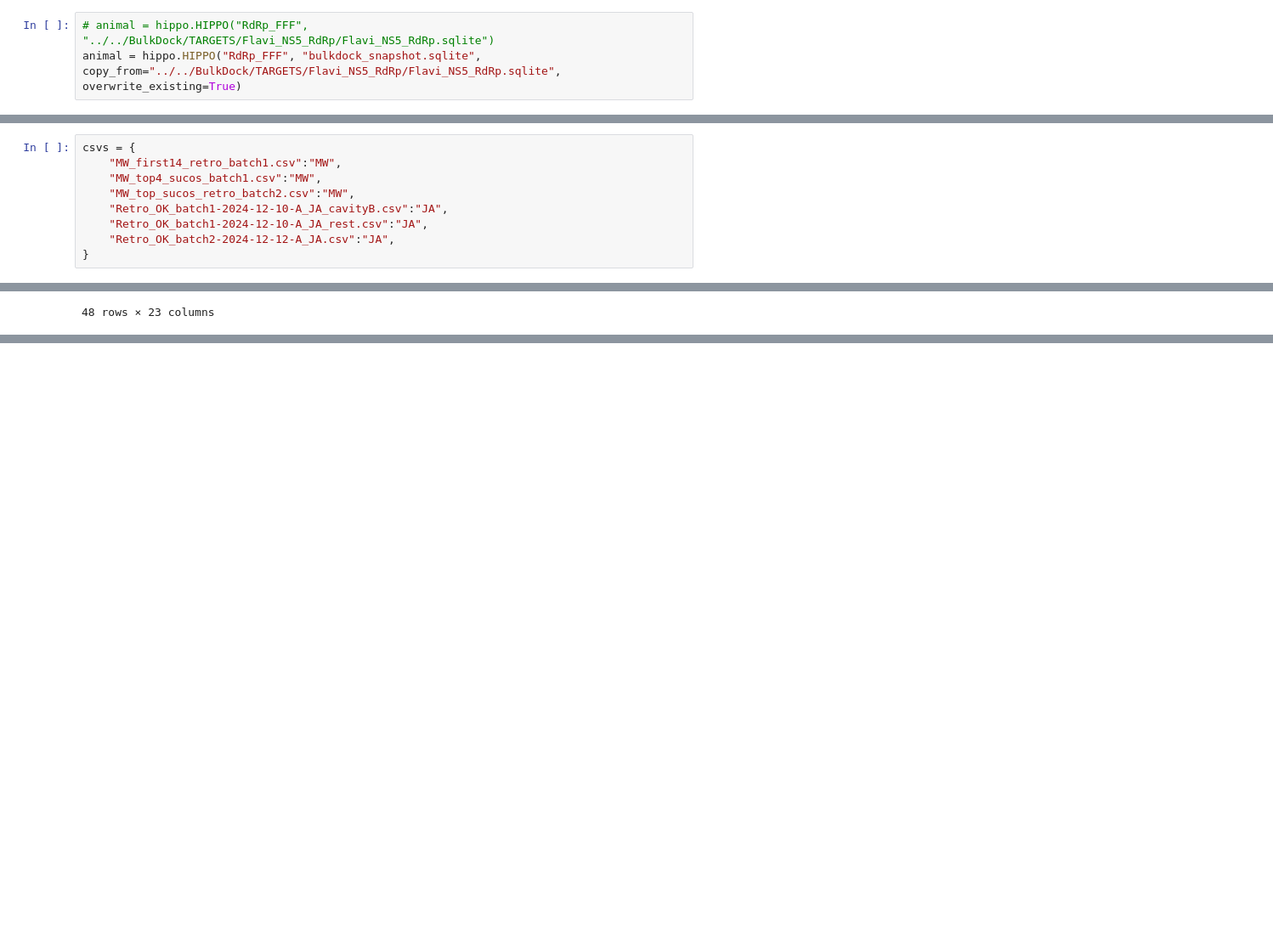
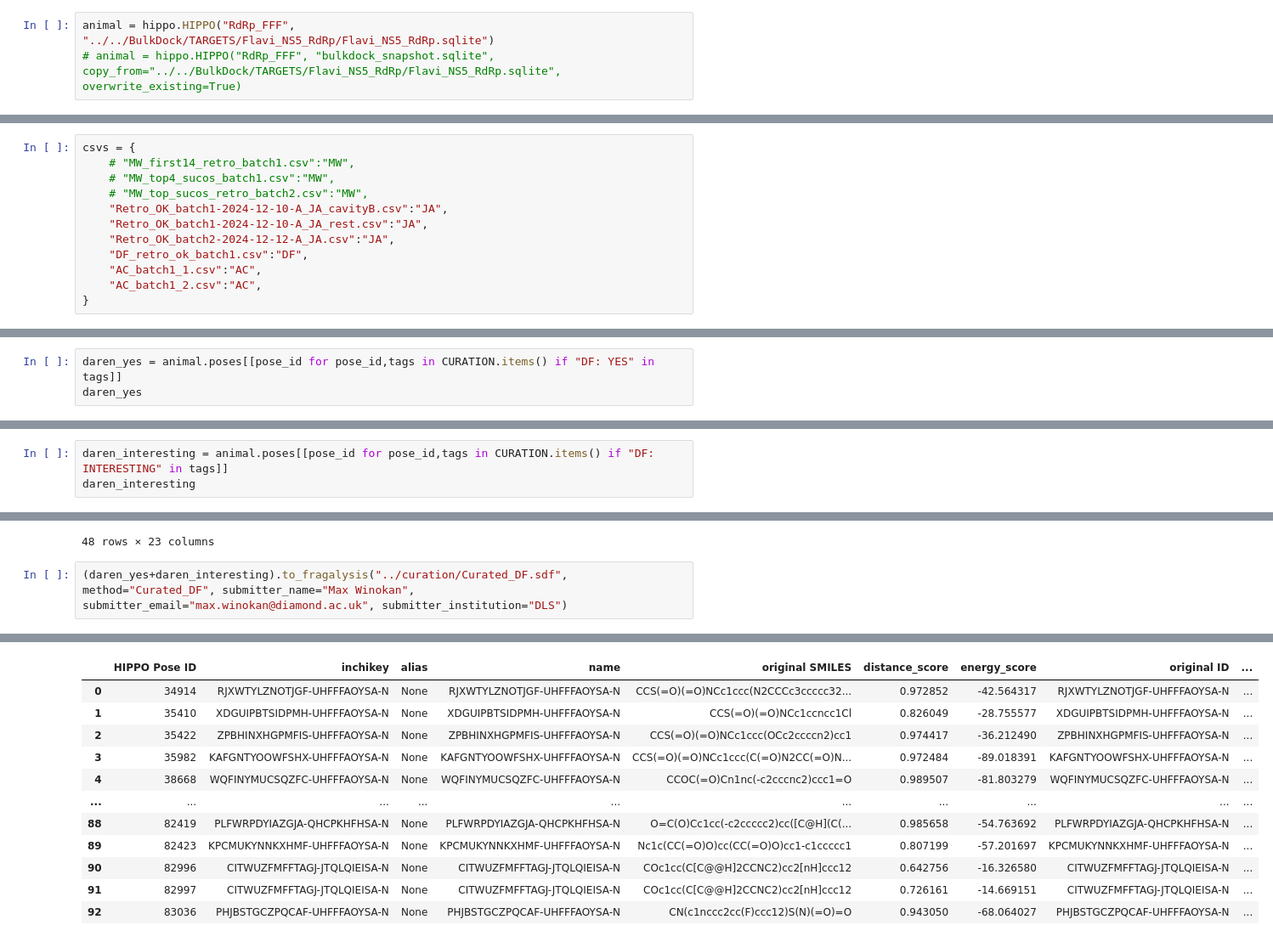
Before and after one commit to mwinokan/RdRp_FFF, a Jupyter notebook: hippo/curation.ipynb, the cells around one changed output, grey strips where cells are left out. Shown at 85% size. Drawn from its saved outputs; the diff is of its cells as text; blank space fills up the shorter version.

```diff
--- a/hippo/curation.ipynb
+++ b/hippo/curation.ipynb
@@ -9,8 +9,8 @@ import mrich
 # %% [markdown]
 ## Get BulkDock DB
 # %%
-# animal = hippo.HIPPO("RdRp_FFF", "../../BulkDock/TARGETS/Flavi_NS5_RdRp/Flavi_NS5_RdRp.sqlite")
-animal = hippo.HIPPO("RdRp_FFF", "bulkdock_snapshot.sqlite", copy_from="../../BulkDock/TARGETS/Flavi_NS5_RdRp/Flavi_NS5_RdRp.sqlite", overwrite_existing=True)
+animal = hippo.HIPPO("RdRp_FFF", "../../BulkDock/TARGETS/Flavi_NS5_RdRp/Flavi_NS5_RdRp.sqlite")
+# animal = hippo.HIPPO("RdRp_FFF", "bulkdock_snapshot.sqlite", copy_from="../../BulkDock/TARGETS/Flavi_NS5_RdRp/Flavi_NS5_RdRp.sqlite", overwrite_existing=True)
 # %% [output]
  Creating HIPPO animal
 name = RdRp_FFF
@@ -30,11 +26,14 @@ DEBUG: Copied 70000 of 268804 pages...
 # %%
 csvs = {
-    "MW_first14_retro_batch1.csv":"MW",
-    "MW_top4_sucos_batch1.csv":"MW",
-    "MW_top_sucos_retro_batch2.csv":"MW",
+    # "MW_first14_retro_batch1.csv":"MW",
+    # "MW_top4_sucos_batch1.csv":"MW",
+    # "MW_top_sucos_retro_batch2.csv":"MW",
     "Retro_OK_batch1-2024-12-10-A_JA_cavityB.csv":"JA",
     "Retro_OK_batch1-2024-12-10-A_JA_rest.csv":"JA",
     "Retro_OK_batch2-2024-12-12-A_JA.csv":"JA",
+    "DF_retro_ok_batch1.csv":"DF",
+    "AC_batch1_1.csv":"AC",
+    "AC_batch1_2.csv":"AC",
 }
 # %%
 CURATION = {}
@@ -121,0 +129,3 @@ jasmin_yes
+# %%
+daren_yes = animal.poses[[pose_id for pose_id,tags in CURATION.items() if "DF: YES" in tags]]
+daren_yes
@@ -121,0 +134,3 @@ jasmin_yes
+# %%
+daren_interesting = animal.poses[[pose_id for pose_id,tags in CURATION.items() if "DF: INTERESTING" in tags]]
+daren_interesting
@@ -146,3 +204,6 @@ DEBUG: 48 remaining after skipping null inspirations
 | 46 | 134826 | SHENAZADMNUPGS-VIFPVBQESA-N | None | SHENAZADMNUPGS-VIFPVBQESA-N | C[C@H](O)CNC(=O)Nc1cccc2cccnc12 | 0.949588 | -22.097794 | SHENAZADMNUPGS-VIFPVBQESA-N | ... |
 | 47 | 155833 | DEGPAYOEPZCOBR-UHFFFAOYSA-N | None | DEGPAYOEPZCOBR-UHFFFAOYSA-N | Cc1cnccc1NC(=O)Cc1coc2ccccc12 | 0.887184 | -54.996595 | DEGPAYOEPZCOBR-UHFFFAOYSA-N | ... |
 48 rows × 23 columns
+# %%
+(daren_yes+daren_interesting).to_fragalysis("../curation/Curated_DF.sdf", method="Curated_DF", submitter_name="Max Winokan", submitter_email="max.winokan@diamond.ac.uk", submitter_institution="DLS")
+# %% [output]
@@ -148,0 +218,12 @@ DEBUG: 48 remaining after skipping null inspirations
+|  | HIPPO Pose ID | inchikey | alias | name | original SMILES | distance_score | energy_score | original ID | ... |
+| 0 | 34914 | RJXWTYLZNOTJGF-UHFFFAOYSA-N | None | RJXWTYLZNOTJGF-UHFFFAOYSA-N | CCS(=O)(=O)NCc1ccc(N2CCCc3ccccc32... | 0.972852 | -42.564317 | RJXWTYLZNOTJGF-UHFFFAOYSA-N | ... |
+| 1 | 35410 | XDGUIPBTSIDPMH-UHFFFAOYSA-N | None | XDGUIPBTSIDPMH-UHFFFAOYSA-N | CCS(=O)(=O)NCc1ccncc1Cl | 0.826049 | -28.755577 | XDGUIPBTSIDPMH-UHFFFAOYSA-N | ... |
+| 2 | 35422 | ZPBHINXHGPMFIS-UHFFFAOYSA-N | None | ZPBHINXHGPMFIS-UHFFFAOYSA-N | CCS(=O)(=O)NCc1ccc(OCc2ccccn2)cc1 | 0.974417 | -36.212490 | ZPBHINXHGPMFIS-UHFFFAOYSA-N | ... |
+| 3 | 35982 | KAFGNTYOOWFSHX-UHFFFAOYSA-N | None | KAFGNTYOOWFSHX-UHFFFAOYSA-N | CCS(=O)(=O)NCc1ccc(C(=O)N2CC(=O)N... | 0.972484 | -89.018391 | KAFGNTYOOWFSHX-UHFFFAOYSA-N | ... |
+| 4 | 38668 | WQFINYMUCSQZFC-UHFFFAOYSA-N | None | WQFINYMUCSQZFC-UHFFFAOYSA-N | CCOC(=O)Cn1nc(-c2cccnc2)ccc1=O | 0.989507 | -81.803279 | WQFINYMUCSQZFC-UHFFFAOYSA-N | ... |
+| ... | ... | ... | ... | ... | ... | ... | ... | ... | ... |
+| 88 | 82419 | PLFWRPDYIAZGJA-QHCPKHFHSA-N | None | PLFWRPDYIAZGJA-QHCPKHFHSA-N | O=C(O)Cc1cc(-c2ccccc2)cc([C@H](C(... | 0.985658 | -54.763692 | PLFWRPDYIAZGJA-QHCPKHFHSA-N | ... |
+| 89 | 82423 | KPCMUKYNNKXHMF-UHFFFAOYSA-N | None | KPCMUKYNNKXHMF-UHFFFAOYSA-N | Nc1c(CC(=O)O)cc(CC(=O)O)cc1-c1ccccc1 | 0.807199 | -57.201697 | KPCMUKYNNKXHMF-UHFFFAOYSA-N | ... |
+| 90 | 82996 | CITWUZFMFFTAGJ-JTQLQIEISA-N | None | CITWUZFMFFTAGJ-JTQLQIEISA-N | COc1cc(C[C@@H]2CCNC2)cc2[nH]ccc12 | 0.642756 | -16.326580 | CITWUZFMFFTAGJ-JTQLQIEISA-N | ... |
+| 91 | 82997 | CITWUZFMFFTAGJ-JTQLQIEISA-N | None | CITWUZFMFFTAGJ-JTQLQIEISA-N | COc1cc(C[C@@H]2CCNC2)cc2[nH]ccc12 | 0.726161 | -14.669151 | CITWUZFMFFTAGJ-JTQLQIEISA-N | ... |
+| 92 | 83036 | PHJBSTGCZPQCAF-UHFFFAOYSA-N | None | PHJBSTGCZPQCAF-UHFFFAOYSA-N | CN(c1nccc2cc(F)ccc12)S(N)(=O)=O | 0.943050 | -68.064027 | PHJBSTGCZPQCAF-UHFFFAOYSA-N | ... |
```
Also changed, not shown: parts of 20 cells of this notebook, 12 other files.
